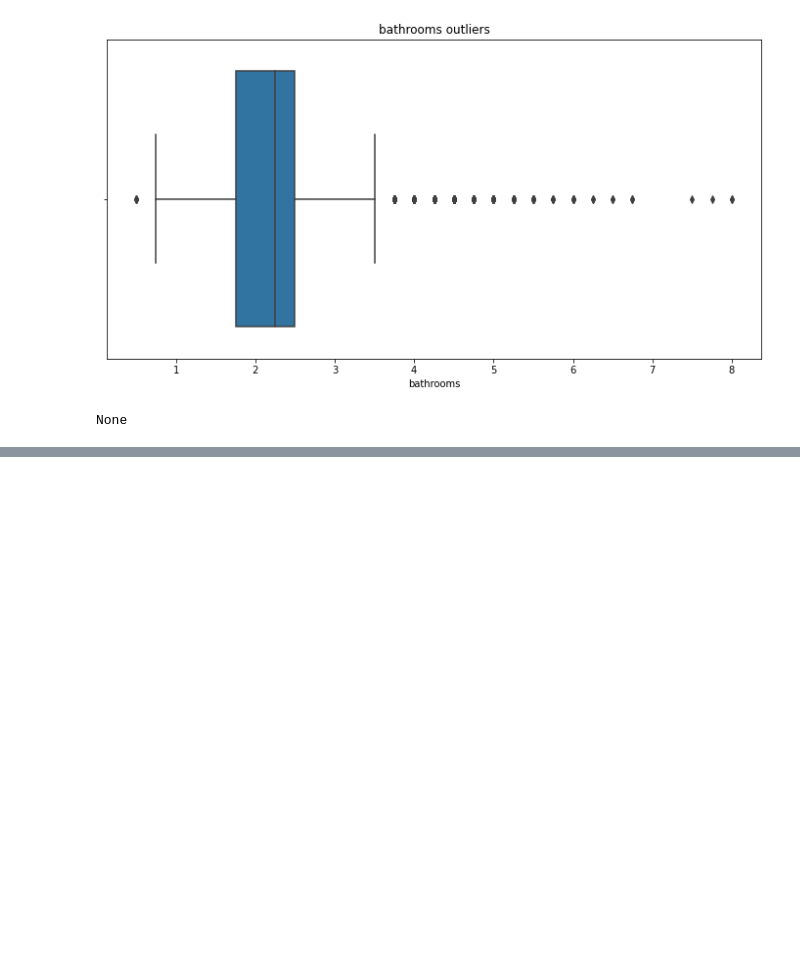
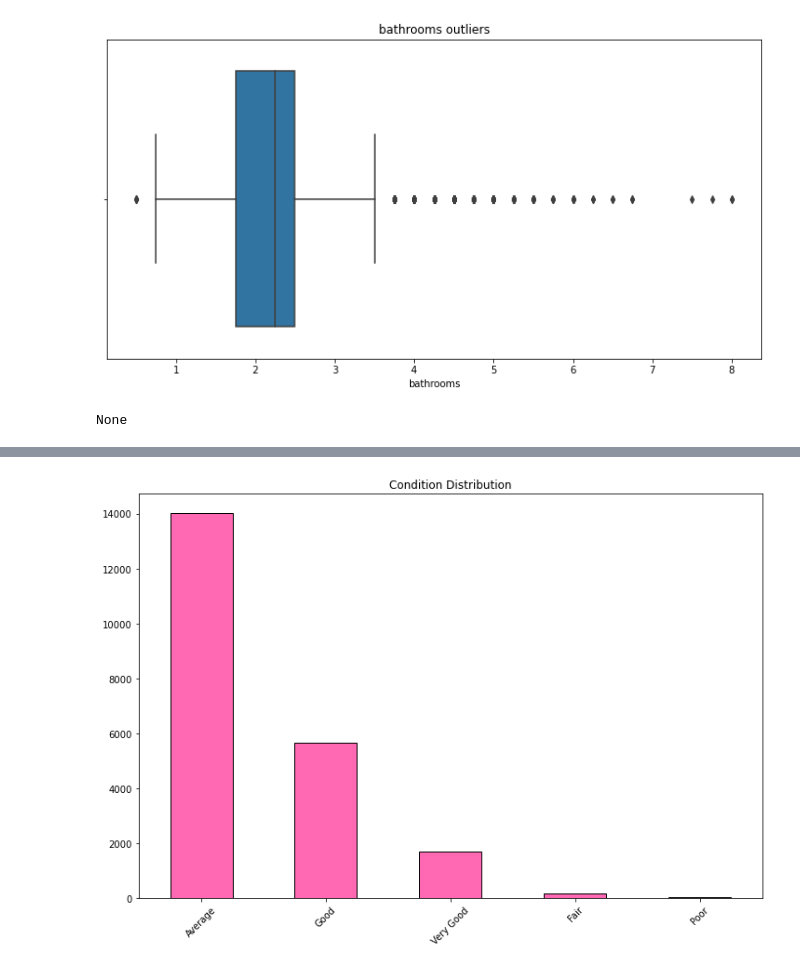
Before and after one commit to WendyMwiti/King_County_Housing_Analysis, a Jupyter notebook: kingCounty.ipynb, the cells around one changed output, grey strips where cells are left out. Cells and saved outputs as stored; diff of their text form; code cells hidden in the pictures; blank space fills up the shorter version.

```diff
--- a/kingCounty.ipynb
+++ b/kingCounty.ipynb
@@ -281,0 +311,4 @@ kc_house_df['view'] = kc_house_df['view'].fillna(value=0)
+# %%
+column_counts(kc_house_df, 'condition', 'Condition Distribution')
+# %% [output]
+[figure, added]
```
Also changed, not shown: parts of 19 cells of this notebook.
